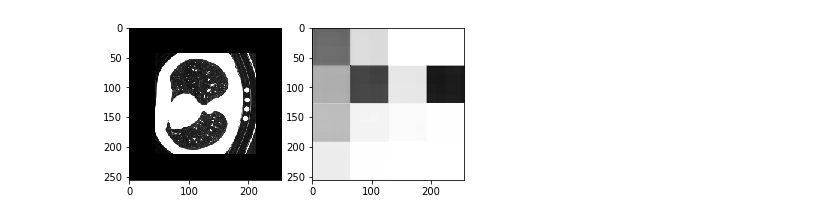
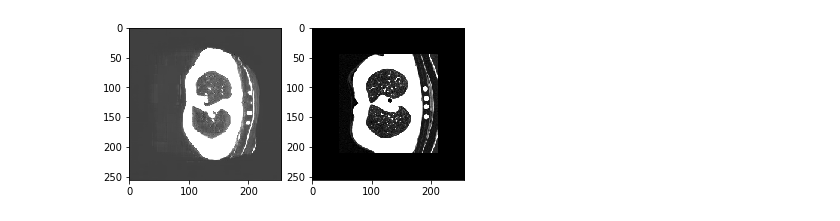
Before and after one commit to batmanlab/HA-GAN, a Jupyter notebook: results.ipynb, the cells around one changed output. Saved outputs shown, nothing was run; the diff lists cells and outputs as text; code cells hidden in the pictures.

```diff
--- a/results.ipynb
+++ b/results.ipynb
@@ -69,10 +126,8 @@ Param count for Ds initialized parameters: 5120385
 # %%
-for iii in range(10):
-    recon_x = M.G(M.E(X[ [iii] ])).cpu().data.numpy()[0,0]
-    x = X[iii].cpu().data.numpy()
+for iii in range(batch_size):
     plt.figure()
     plt.subplot(121)
-    plt.imshow(x[0], cmap = "gray")
+    plt.imshow(XXX[iii, 0, :, :], cmap = 'gray')
     plt.subplot(122)
-    plt.imshow(recon_x, cmap = "gray")
+    plt.imshow(X[iii, 0, :, :].cpu().data.numpy(), cmap = "gray")
 # %% [output]
@@ -89,6 +143,0 @@ for iii in range(10):
-# %%
-dataset = lung_BoW_data.Dataset(size = (256, 256))
-dataloader = DataLoader(dataset, batch_size=10, shuffle=True)
-X = next(iter(dataloader))
-M = BigBiGAN.G_E_D(resolution = 256)
-M.load_state_dict(torch.load("../lung_GAN/lung_256/model/model50000"))
@@ -98,0 +157,5 @@ Param count for Ds initialized parameters: 9385601
+# %%
+M = BigBiGAN.VAE_adv(resolution = 256).cuda()
+# M.load_state_dict(torch.load("../lung_GAN/VAE_lung_256_lr_0.0001_0.0001_0.0002_alpha_500.0/model/model7200"))
+# M.load_state_dict(torch.load("../lung_GAN/VAE_lung_256_lr_0.0001_0.0001_0.0002_alpha_1000.0/model/model5100"))
+M.load_state_dict(torch.load("../lung_GAN/VAE_lung_256_lr_0.0001_0.0001_0.0002_alpha_3000.0/model/model8700"))
@@ -99,10 +170,16 @@ Param count for Ds initialized parameters: 9385601
+# %%
+iter_data = iter(dataloader)
+X = next(iter_data).cuda()
+
+mu, log_var = M.E(X)
+Z = M.reparameterize(mu, log_var)
+X_recon = M.G(Z)
+XXX = X_recon.cpu().data.numpy()
 # %%
-for iii in range(10):
-    recon_x = M.G(M.E(X[ [iii] ])).cpu().data.numpy()[0,0]
-    x = X[iii].cpu().data.numpy()
+for iii in range(batch_size):
     plt.figure()
     plt.subplot(121)
-    plt.imshow(x[0], cmap = "gray")
+    plt.imshow(XXX[iii, 0, :, :], cmap = 'gray')
     plt.subplot(122)
-    plt.imshow(recon_x, cmap = "gray")
+    plt.imshow(X[iii, 0, :, :].cpu().data.numpy(), cmap = "gray")
 # %% [output]
@@ -115 +192 @@ for iii in range(10):
-[figure, old version]
+[figure, new version]
```
Also changed, not shown: parts of 23 cells of this notebook.
